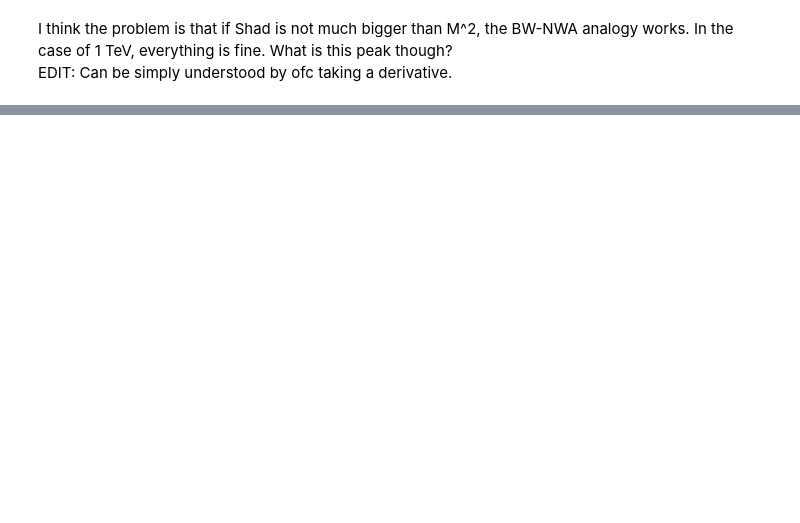
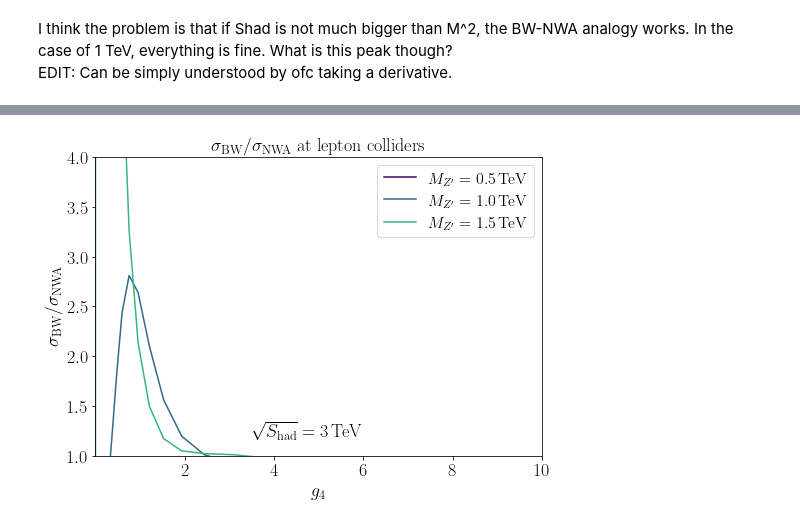
Before and after one commit to armankorajac/finite-width-lepton-colliders, a Jupyter notebook: finite-width.ipynb, the cells around one changed output, grey strips where cells are left out. Drawn from its saved outputs; the diff is of its cells as text; code cells hidden in the pictures; blank space fills up the shorter version.

```diff
--- a/finite-width.ipynb
+++ b/finite-width.ipynb
@@ -671,3 +679,9 @@ plt.show()
 # %% [markdown]
 I think the problem is that if Shad is not much bigger than M^2, the BW-NWA analogy works. In the case of 1 TeV, everything is fine. What is this peak though? \
 EDIT: Can be simply understood by ofc taking a derivative.
+# %%
+MZpVal = [500.0, 1000.0, 1500.0] # in GeV
+g4val = np.logspace(-4, 1, 50) #the -4 and 1 are exponents here
+xsecHadronic_over_g4 = [[xsecBWvsNWARatio(MZp, g4) for g4 in g4val] for MZp in MZpVal]
+
+np.save('xsecHadronic_MZpVal_g4val_log.npy', xsecHadronic_over_g4)
@@ -673,0 +704,17 @@ EDIT: Can be simply understood by ofc taking a derivative.
+# %%
+fig, ax = plt.subplots(1,1, figsize=(8, 5.5))
+for i in range(len(MZpVal)):
+    ax.plot(g4val, xsecHadronic_over_g4[i], label = rf"$M_{{Z^\prime}} = {MZpVal[i]*1e-3:.1f}\,\mathrm{{TeV}}$", color = plt.cm.viridis(i/len(MZpVal)))
+ax.set_title(r"$\sigma_{\rm BW}/\sigma_{\rm NWA}$ at lepton colliders", fontsize = 18)
+ax.set_xlabel(r"$g_4$", fontsize = 18)
+ax.set_ylabel(r"$\sigma_{\rm BW}/\sigma_{\rm NWA}$", fontsize = 18)
+ax.text(x = 3.5, y = 1.2, s = rf"$ \sqrt{{S_{{\rm had}}}} = {np.sqrt(Shad)/1000:.0f}\,\mathrm{{TeV}}$", fontsize = 18)
+#ax.set_xscale("log")
+#ax.set_yscale("log")
+ax.set_xlim(5e-4, 10)
+ax.set_ylim(1, 4)
+ax.legend(fontsize = 16)
+
+plt.show()
+# %% [output]
+[figure, added]
```
Also changed, not shown: parts of 6 cells of this notebook, 2 other files.
